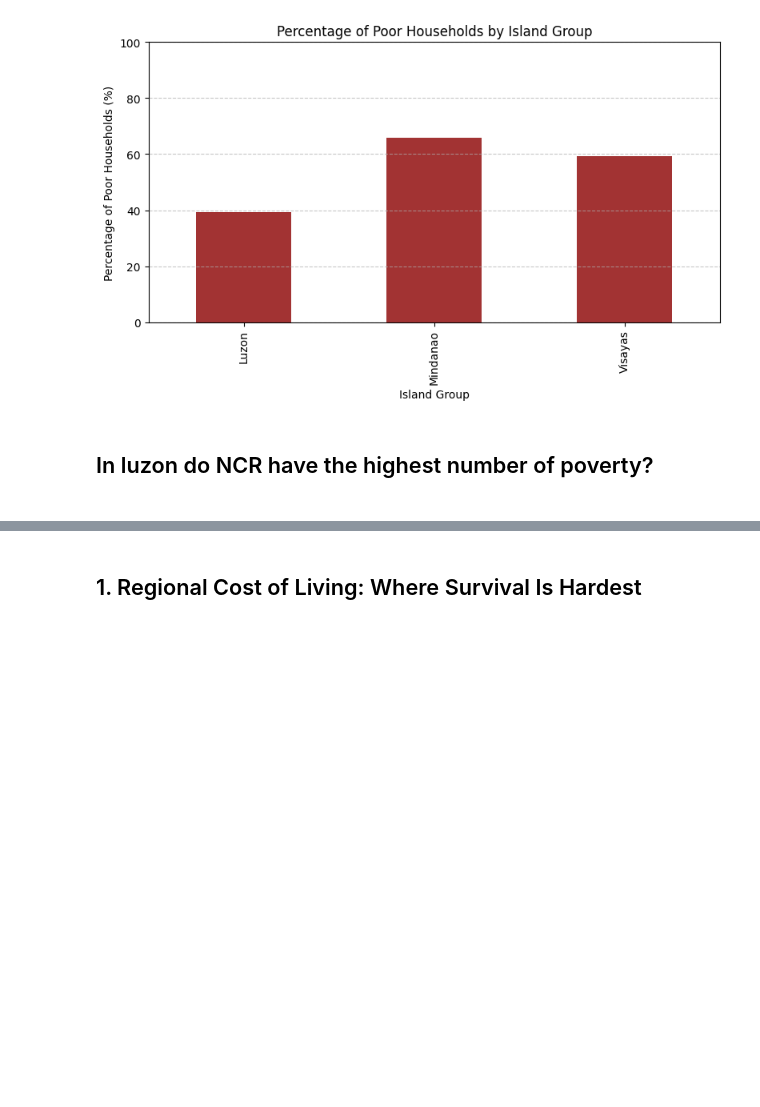
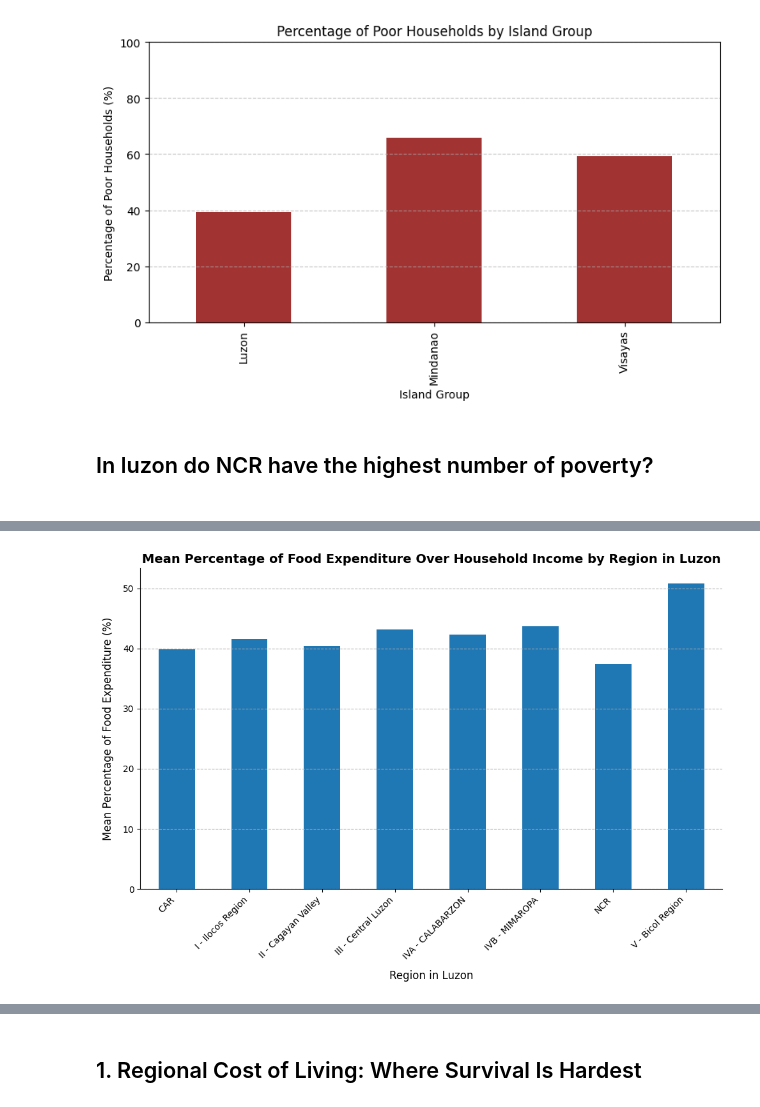
Before and after one commit to Meinya312/PROJECT-ITD-, a Jupyter notebook: project.ipynb, the cells around one changed output, grey strips where cells are left out. Cells and saved outputs as stored; diff of their text form; code cells hidden in the pictures; blank space fills up the shorter version.

```diff
--- a/project.ipynb
+++ b/project.ipynb
@@ -224,0 +255,19 @@ dtype: int64
+# %%
+total_food_expense_luzon = luzon.groupby(['Region'])['percentage of food expenditure over household income'].mean()
+plt.figure(figsize=(10,7))
+
+total_food_expense_luzon.plot(kind='bar')
+
+plt.xlabel('Region in Luzon', fontsize=12, labelpad=10)
+plt.ylabel('Mean Percentage of Food Expenditure (%)', fontsize=12, labelpad=10)
+plt.title('Mean Percentage of Food Expenditure Over Household Income by Region in Luzon', fontsize=14, fontweight='bold')
+plt.xticks(rotation=45, ha='right', fontsize=10)
+plt.yticks(fontsize=10)
+
+
+plt.grid(axis='y', linestyle='--')
+sns.despine()
+plt.tight_layout()
+plt.show()
+# %% [output]
+[figure, added]
```
Also changed, not shown: parts of 17 cells of this notebook, 1 other file.
